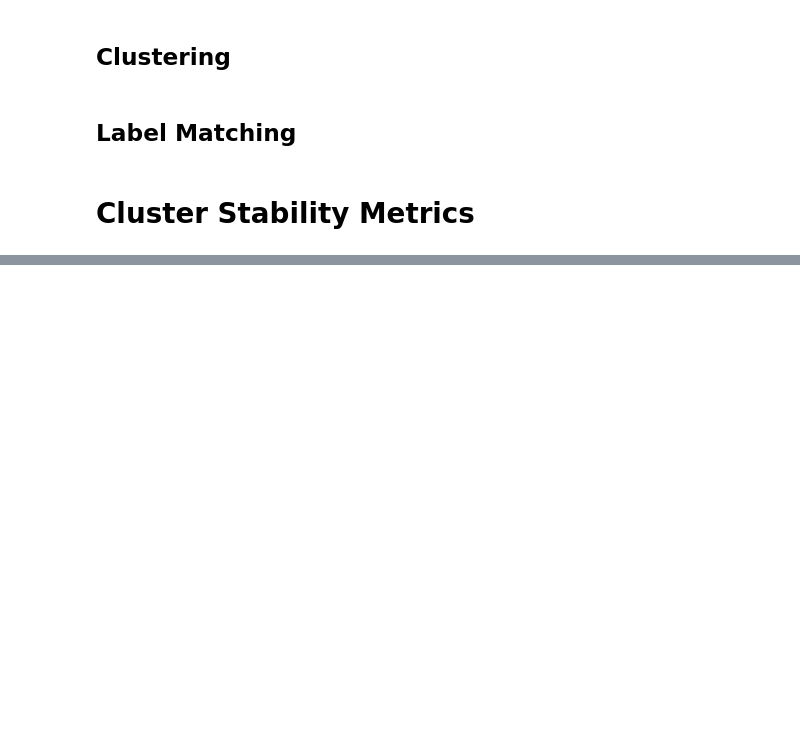
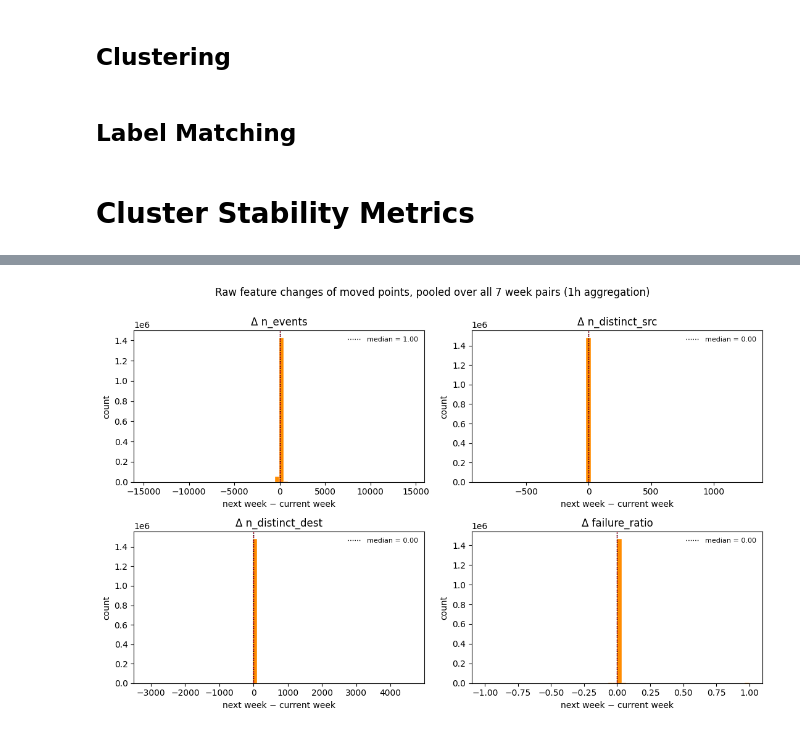
Before and after one commit to Tarun-Rajan99/MSc-Project, a Jupyter notebook: 03_working_notebooks/Phase1_clean/13) mtfm.ipynb, the cells around one changed output, grey strips where cells are left out. Drawn from its saved outputs; the diff is of its cells as text; code cells hidden in the pictures; blank space fills up the shorter version.

```diff
--- a/03_working_notebooks/Phase1_clean/13) mtfm.ipynb
+++ b/03_working_notebooks/Phase1_clean/13) mtfm.ipynb
@@ -291,0 +293,79 @@ plt.show()
+# %%
+# %% [markdown]
+# # Raw feature changes for movers, pooled over all 7 week pairs (1h aggregation)
+# Maps moved points back to features_df and works entirely in original units.
+# Requires in scope: features_df, aligned_labels, buckets_per_week, n_weeks
+
+# %%
+raw_cols = ['n_events', 'n_distinct_src', 'n_distinct_dest', 'failure_ratio']
+
+features_idx = features_df.with_row_index('row_nr')
+
+
+def mover_raw_deltas(pair):
+    """Raw-unit deltas (W_{pair+1} − W_pair) for moved points only."""
+    d = aligned_labels[pair]
+    moved = d['labels_curr'] != d['labels_next']
+
+    keys = pl.DataFrame({
+        'pair_id':  np.arange(moved.sum()),
+        'src_user': d['src_user'][moved],
+        'rel':      d['relative_bucket'][moved],
+    })
+
+    lb_curr = (pair - 1) * buckets_per_week
+    lb_next = pair * buckets_per_week
+
+    def match(offset):
+        return (
+            keys
+            .with_columns(bucket=pl.col('rel') + offset)
+            .join(features_idx, on=['src_user', 'bucket'], how='inner')
+            .sort('pair_id')
+        )
+
+    m_curr = match(lb_curr)
+    m_next = match(lb_next)
+
+    assert (m_curr['pair_id'] == m_next['pair_id']).all()
+
+    return (m_next.select(raw_cols).to_numpy()
+            - m_curr.select(raw_cols).to_numpy())
+
+
+# %%
+# Pool movers over all 7 pairs
+raw_delta_moved = np.vstack([mover_raw_deltas(pair) for pair in range(1, n_weeks)])
+print(f"Total moved points pooled over {n_weeks - 1} pairs: {raw_delta_moved.shape[0]}")
+
+# %%
+fig, axes = plt.subplots(2, 2, figsize=(11, 7))
+
+for ax, col, vals in zip(axes.flat, raw_cols, raw_delta_moved.T):
+    ax.hist(vals, bins=60, color='darkorange', edgecolor='white', linewidth=0.3)
+    ax.axvline(0, color='crimson', linestyle='--', linewidth=1)
+    ax.axvline(np.median(vals), color='black', linestyle=':', linewidth=1,
+               label=f'median = {np.median(vals):.2f}')
+    ax.set_title(f'Δ {col}')
+    ax.set_xlabel('next week − current week')
+    ax.set_ylabel('count')
+    ax.legend(frameon=False, fontsize=8)
+
+fig.suptitle('Raw feature changes of moved points, pooled over all 7 week pairs '
+             '(1h aggregation)', y=1.0)
+plt.tight_layout()
+plt.show()
+
+# %%
+# Summary table of the pooled mover deltas
+summary = pl.DataFrame({
+    'feature':    raw_cols,
+    'mean':       raw_delta_moved.mean(axis=0),
+    'median':     np.median(raw_delta_moved, axis=0),
+    'std':        raw_delta_moved.std(axis=0),
+    'mean_abs':   np.abs(raw_delta_moved).mean(axis=0),
+    'q05':        np.quantile(raw_delta_moved, 0.05, axis=0),
+    'q95':        np.quantile(raw_delta_moved, 0.95, axis=0),
+})
+print(summary)
+# %% [output]
@@ -291,0 +373 @@ plt.show()
+[figure, added]
```
Also changed, not shown: parts of 9 cells of this notebook, 2 other files.
